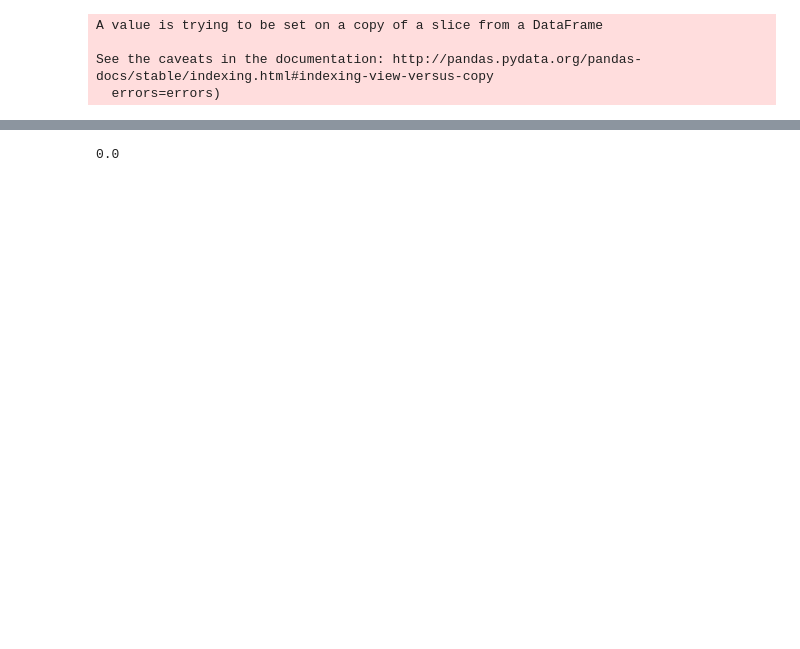
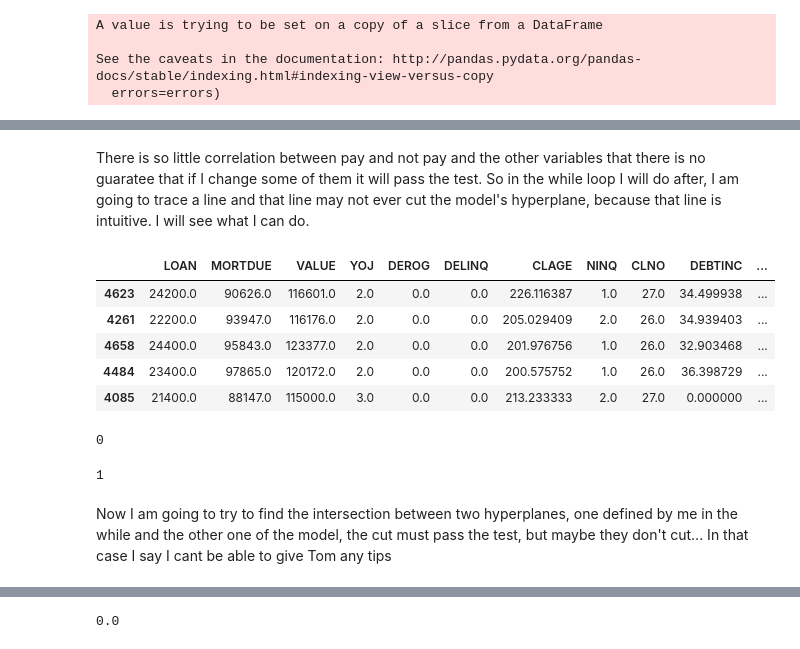
Before and after one commit to lusuelves/CreditRisk, a Jupyter notebook: code/recommender.ipynb, the cells around one changed output, grey strips where cells are left out. Drawn from its saved outputs; the diff is of its cells as text; code cells hidden in the pictures; blank space fills up the shorter version.

```diff
--- a/code/recommender.ipynb
+++ b/code/recommender.ipynb
@@ -239,19 +73,0 @@ tom = pd.Series({'BAD': 0,
-# %%
-tom = pd.Series({'BAD': 1,
- 'MORTDUE': 680000,
- 'VALUE': 50000,
- 'YOJ': 2.0,
- 'DEROG': 0,
- 'DELINQ': 0,
- 'CLAGE': 50,
- 'CLNO': 10,
- 'DEBTINC': 10,
- 'NINQ': 0,
- 'REASON_DebtCon':1,
- 'REASON_HomeImp':0,
- 'JOB_Mgr':0,
- 'JOB_Office':0,
- 'JOB_Other':0,
- 'JOB_ProfExe':0,
- 'JOB_Sales':0,
- 'JOB_Self':1})
@@ -257,0 +140,54 @@ tom = pd.Series({'BAD': 1,
+# %% [markdown]
+There is so little correlation between pay and not pay and the other variables that there is no guaratee that if I change some of them it will pass the test. So in the while loop I will do after, I am going to trace a line and that line may not ever cut the model's hyperplane, because that line is intuitive. I will see what I can do.
+# %%
+# cols = variables I can not change in Tom
+cols = ['JOB_Self','JOB_Mgr','JOB_Other','JOB_Office','JOB_ProfExe',
+        'REASON_DebtCon','REASON_HomeImp','DEROG','DELINQ']
+# bigger = variables that are better to be larger than tom's
+bigger = ['MORTDUE','CLNO','NINQ']
+# smaller = variables that are better to be smaller than tom's
+smaller = ['LOAN','CLAGE','DEBTINC']
+df_empty = pd.DataFrame({title:[] for title in data_pos.index})
+for i in similars.index:
+    if [data_pos[i][col] == tom[col] for col in cols]==[True]*len(cols):
+        if data_pos[i]['DEBTINC'] <= tom['DEBTINC']:
+            df_empty = pd.concat([df_empty,pd.DataFrame(data_pos[i]).T])
+
+df_empty = df_empty.sort_values(by='YOJ',ascending=True)
+display(df_empty.head());
+
+#Supposing DEBTINC is not changeable and high ratios are better (graphics don't show this)
+# %% [output]
+|  | LOAN | MORTDUE | VALUE | YOJ | DEROG | DELINQ | CLAGE | NINQ | CLNO | DEBTINC | ... |
+| 4623 | 24200.0 | 90626.0 | 116601.0 | 2.0 | 0.0 | 0.0 | 226.116387 | 1.0 | 27.0 | 34.499938 | ... |
+| 4261 | 22200.0 | 93947.0 | 116176.0 | 2.0 | 0.0 | 0.0 | 205.029409 | 2.0 | 26.0 | 34.939403 | ... |
+| 4658 | 24400.0 | 95843.0 | 123377.0 | 2.0 | 0.0 | 0.0 | 201.976756 | 1.0 | 26.0 | 32.903468 | ... |
+| 4484 | 23400.0 | 97865.0 | 120172.0 | 2.0 | 0.0 | 0.0 | 200.575752 | 1.0 | 26.0 | 36.398729 | ... |
+| 4085 | 21400.0 | 88147.0 | 115000.0 | 3.0 | 0.0 | 0.0 | 213.233333 | 2.0 | 27.0 | 0.000000 | ... |
+# %%
+tom1 = pd.Series({'LOAN': 24200,
+ 'MORTDUE': 90626,
+ 'VALUE': 11700,
+ 'YOJ': 2.0,
+ 'DEROG': 0,
+ 'DELINQ': 0,
+ 'CLAGE': 227,
+ 'CLNO': 26,
+ 'DEBTINC': 35,
+ 'NINQ': 1,
+ 'REASON_DebtCon':1,
+ 'REASON_HomeImp':0,
+ 'JOB_Mgr':0,
+ 'JOB_Office':0,
+ 'JOB_Other':0,
+ 'JOB_ProfExe':0,
+ 'JOB_Sales':0,
+ 'JOB_Self':1})
+print(model_lr.predict(pd.DataFrame(tom1).T)[0])
+model_rf.predict(pd.DataFrame(tom1).T)[0]
+# Works for logistic regression model but not for random forest
+# %% [output]
+0
+1
+# %% [markdown]
+Now I am going to try to find the intersection between two hyperplanes, one defined by me in the while and the other one of the model, the cut must pass the test, but maybe they don't cut... In that case I say I cant be able to give Tom any tips
```
Also changed, not shown: parts of 104 cells of this notebook, 25 other files.
